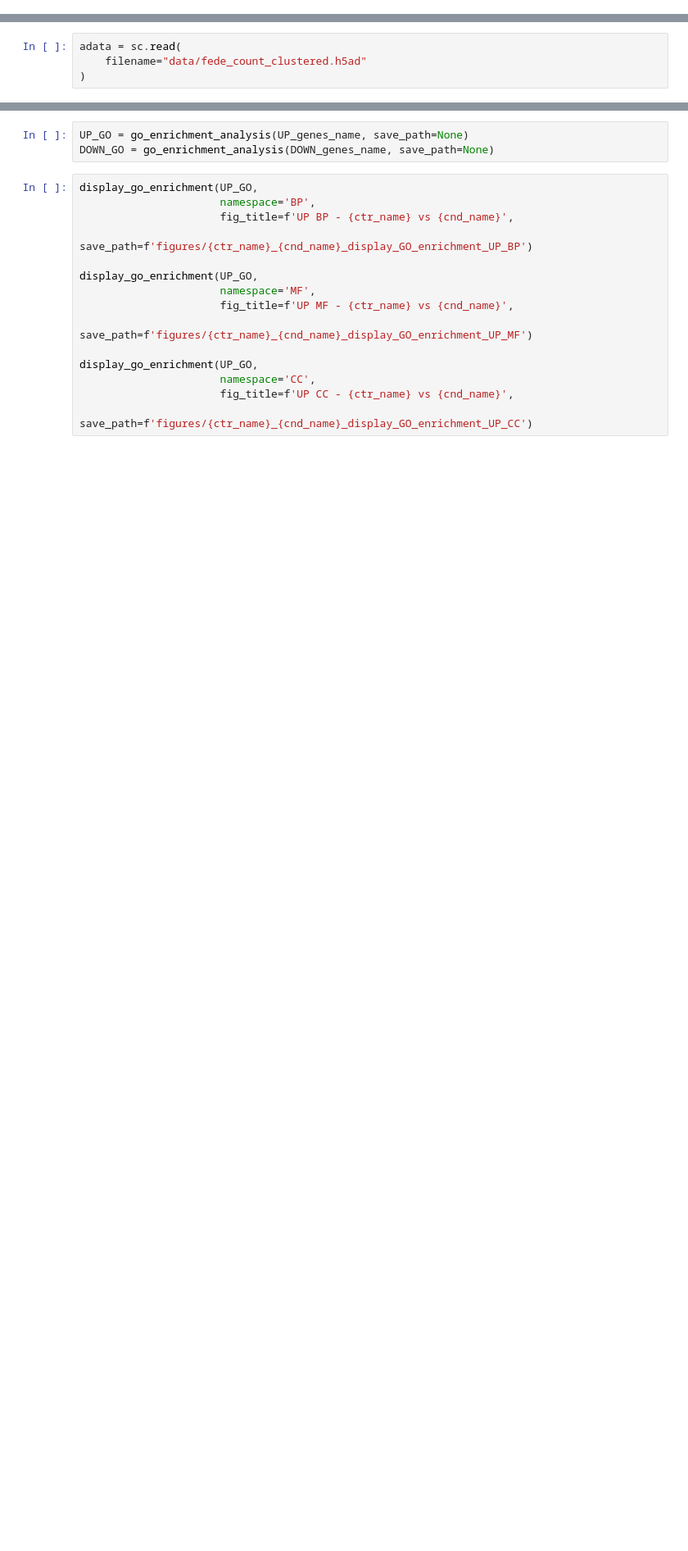
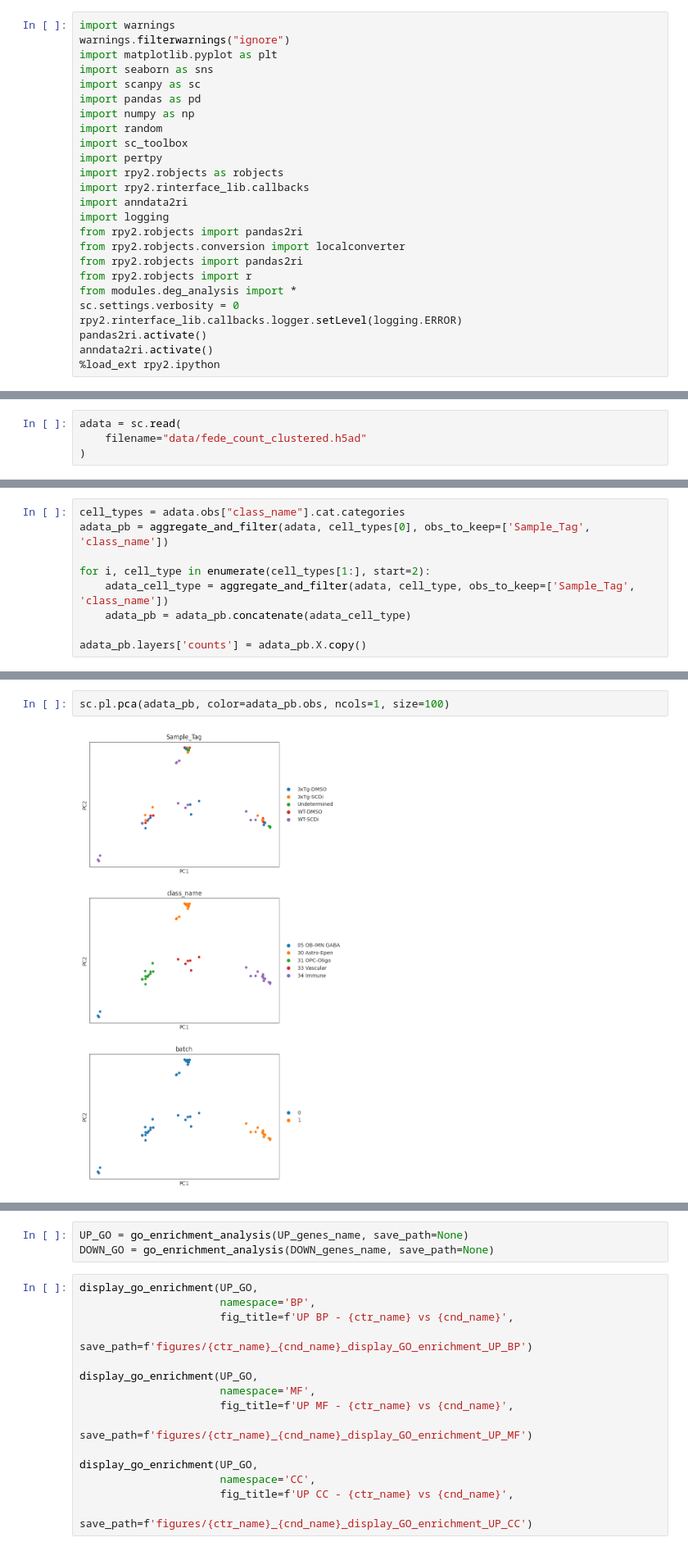
Before and after one commit to Xavier919/scRNAseq_analysis, a Jupyter notebook: notebook2.ipynb, the cells around one changed output, grey strips where cells are left out. Shown at 82% size. Drawn from its saved outputs; the diff is of its cells as text; blank space fills up the shorter version.

```diff
--- a/notebook2.ipynb
+++ b/notebook2.ipynb
@@ -26,0 +3,25 @@ To enable the following instructions: AVX2 FMA, in other operations, rebuild Ten
+# %%
+import warnings
+warnings.filterwarnings("ignore")
+import matplotlib.pyplot as plt
+import seaborn as sns
+import scanpy as sc
+import pandas as pd
+import numpy as np
+import random
+import sc_toolbox
+import pertpy
+import rpy2.robjects as robjects
+import rpy2.rinterface_lib.callbacks
+import anndata2ri
+import logging
+from rpy2.robjects import pandas2ri
+from rpy2.robjects.conversion import localconverter
+from rpy2.robjects import pandas2ri
+from rpy2.robjects import r
+from modules.deg_analysis import *
+sc.settings.verbosity = 0
+rpy2.rinterface_lib.callbacks.logger.setLevel(logging.ERROR)
+pandas2ri.activate()
+anndata2ri.activate()
+%load_ext rpy2.ipython
@@ -40,0 +36,9 @@ cnd_sample_tags = ['3xTg-DMSO']
+# %%
+cell_types = adata.obs["class_name"].cat.categories
+adata_pb = aggregate_and_filter(adata, cell_types[0], obs_to_keep=['Sample_Tag', 'class_name'])
+
+for i, cell_type in enumerate(cell_types[1:], start=2):
+    adata_cell_type = aggregate_and_filter(adata, cell_type, obs_to_keep=['Sample_Tag', 'class_name'])
+    adata_pb = adata_pb.concatenate(adata_cell_type)
+
+adata_pb.layers['counts'] = adata_pb.X.copy()
@@ -40,0 +51,4 @@ cnd_sample_tags = ['3xTg-DMSO']
+# %%
+sc.pl.pca(adata_pb, color=adata_pb.obs, ncols=1, size=100)
+# %% [output]
+[figure, added]
```
Also changed, not shown: parts of 34 cells of this notebook, 1 other file.
